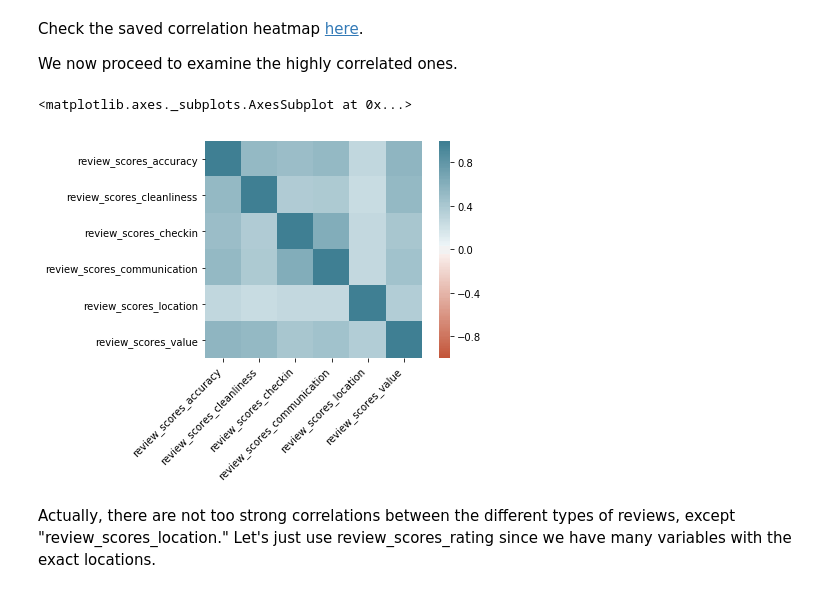
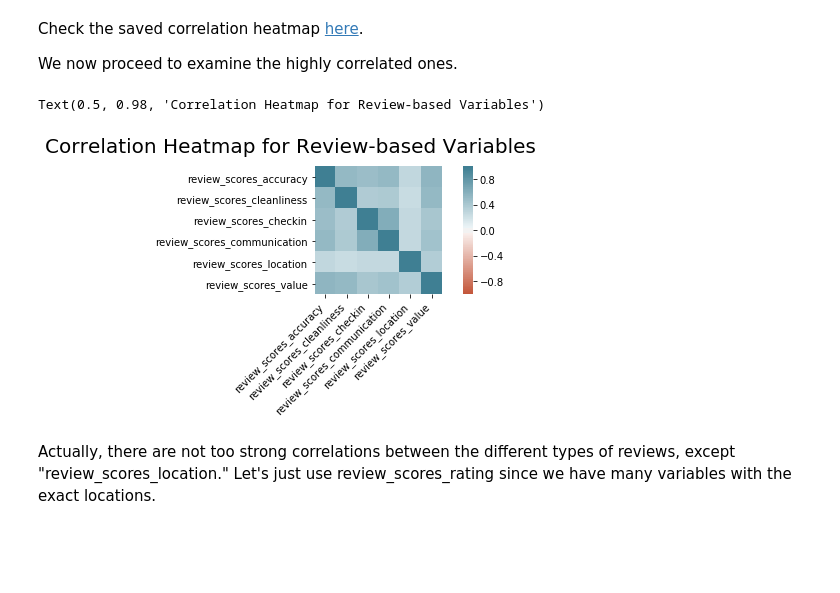
Before and after one commit to Zackhardtoname/airbnb_dataset_challenge, a Jupyter notebook: scripts/EDA.ipynb, the cells around one changed output. Cells and saved outputs as stored; diff of their text form; code cells hidden in the pictures; blank space fills up the shorter version.

Commit message:
Label figures

```diff
--- a/scripts/EDA.ipynb
+++ b/scripts/EDA.ipynb
@@ -1,17 +1,17 @@
 # %%
-from data import data_keys
-
 import pprint
-import numpy as np
-import pandas as pd
-import seaborn as sns
 import pickle
 import operator
 import helpers
+import numpy as np
+import pandas as pd
+pd.set_option('display.max_columns', None)
+import seaborn as sns
+import plotly.express as px
+import plotly.graph_objects as go
+from data import data_keys
 from functools import reduce
 from ast import literal_eval
-import plotly.express as px
-import plotly.graph_objects as go
 from geopy import geocoders
 from dython.nominal import associations
 from IPython.display import display
@@ -19,4 +19,6 @@ from IPython.display import display
 import matplotlib.pyplot as plt
 plt.rcParams['axes.labelsize'] = 15
 plt.rcParams['axes.titlesize'] = 16
+plt.rcParams['figure.titlesize'] = 20
+plt.rcParams['figure.constrained_layout.use'] = True
 # %%
@@ -204,12 +209,13 @@ We now proceed to examine the highly correlated ones.
 # %%
 review_col_names = ['review_scores_accuracy', 'review_scores_cleanliness', \
                    'review_scores_checkin', 'review_scores_communication', \
                    'review_scores_location', 'review_scores_value']
 
 helpers.corr_heatmap(df[review_col_names].corr())
+plt.suptitle("Correlation Heatmap for Review-based Variables")
 # %% [output]
-<matplotlib.axes._subplots.AxesSubplot at 0x...>
+Text(0.5, 0.98, 'Correlation Heatmap for Review-based Variables')
-[figure, old version]
+[figure, new version]
 # %% [markdown]
 Actually, there are not too strong correlations between the different types of reviews, except "review_scores_location."
 Let's just use review_scores_rating since we have many variables with the exact locations.
```
Also changed, not shown: parts of 29 cells of this notebook, 5 other files.
